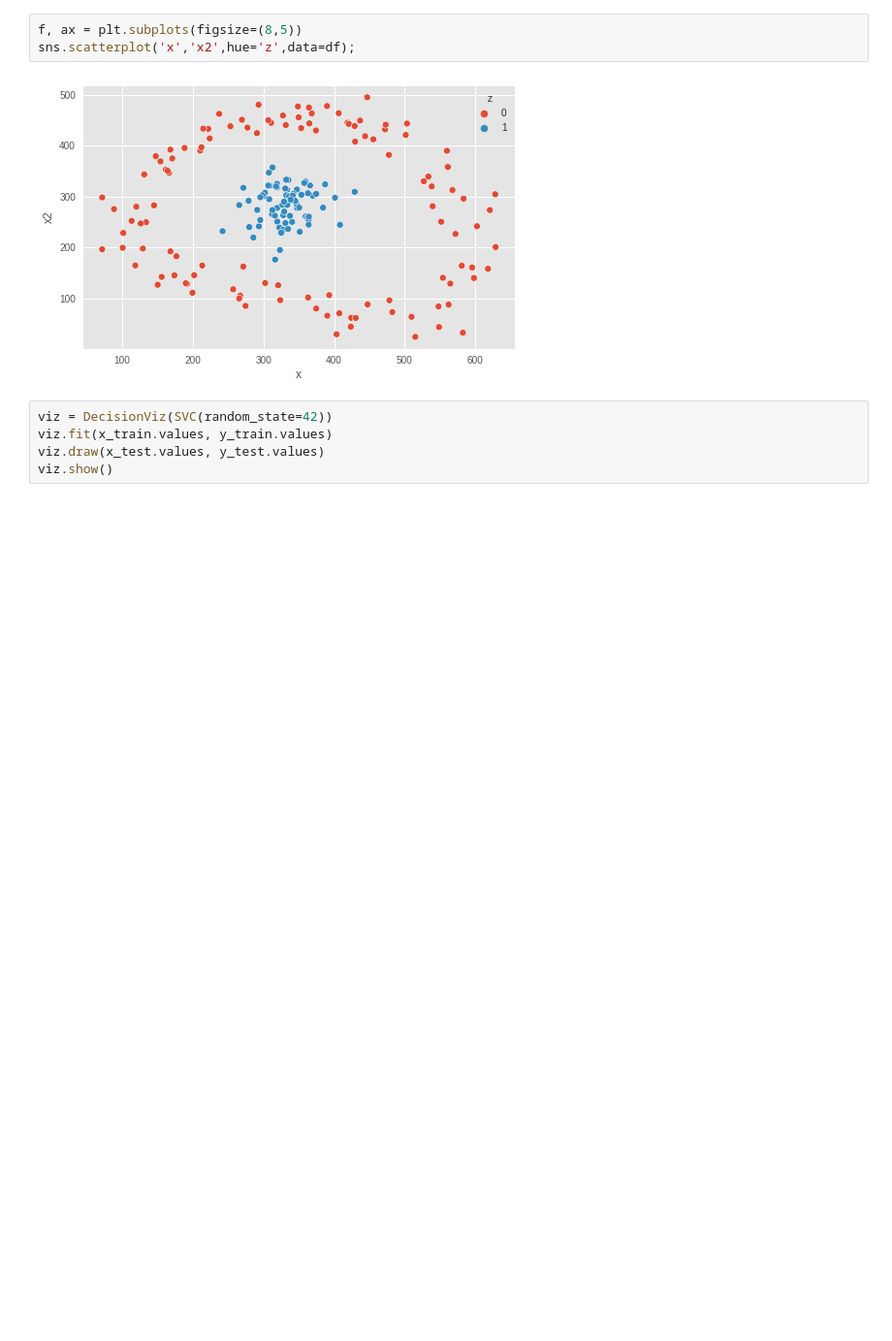
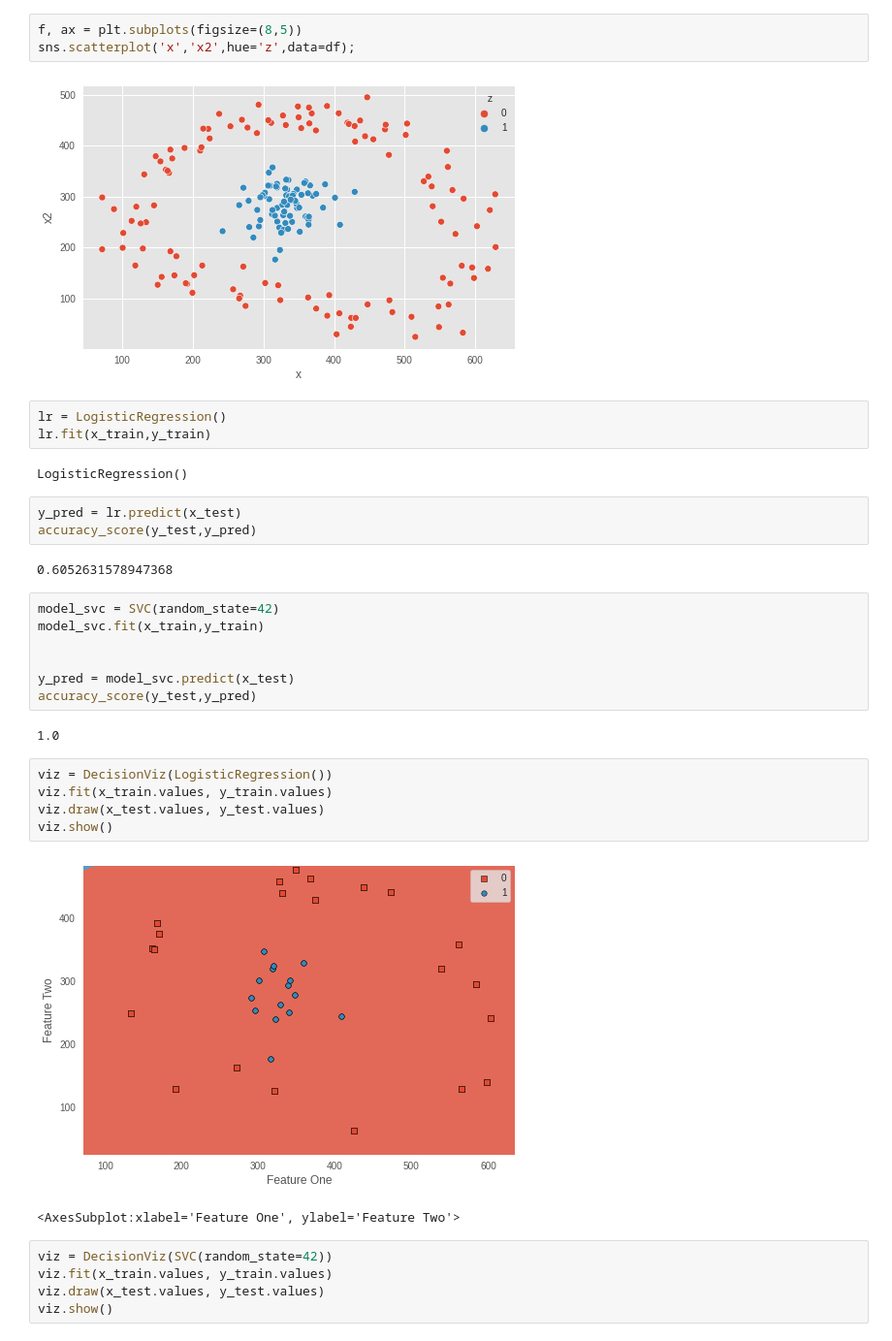
Before and after one commit to aulas-e-palestras/bsbr-modernos, a Jupyter notebook: notebooks/svm.ipynb, the cells around one changed output. Shown at 97% size. Drawn from its saved outputs; the diff is of its cells as text; blank space fills up the shorter version.

```diff
--- a/notebooks/svm.ipynb
+++ b/notebooks/svm.ipynb
@@ -36,6 +39,33 @@ f, ax = plt.subplots(figsize=(8,5))
 sns.scatterplot('x','x2',hue='z',data=df);
 # %% [output]
 [figure]
+# %%
+lr = LogisticRegression()
+lr.fit(x_train,y_train)
+# %% [output]
+LogisticRegression()
+# %%
+y_pred = lr.predict(x_test)
+accuracy_score(y_test,y_pred)
+# %% [output]
+0.6052631578947368
+# %%
+model_svc = SVC(random_state=42)
+model_svc.fit(x_train,y_train)
+
+
+y_pred = model_svc.predict(x_test)
+accuracy_score(y_test,y_pred)
+# %% [output]
+1.0
+# %%
+viz = DecisionViz(LogisticRegression())
+viz.fit(x_train.values, y_train.values)
+viz.draw(x_test.values, y_test.values)
+viz.show()
+# %% [output]
+[figure, added]
+<AxesSubplot:xlabel='Feature One', ylabel='Feature Two'>
 # %%
 viz = DecisionViz(SVC(random_state=42))
 viz.fit(x_train.values, y_train.values)
```
Also changed, not shown: parts of 11 cells of this notebook, 5 other files.
